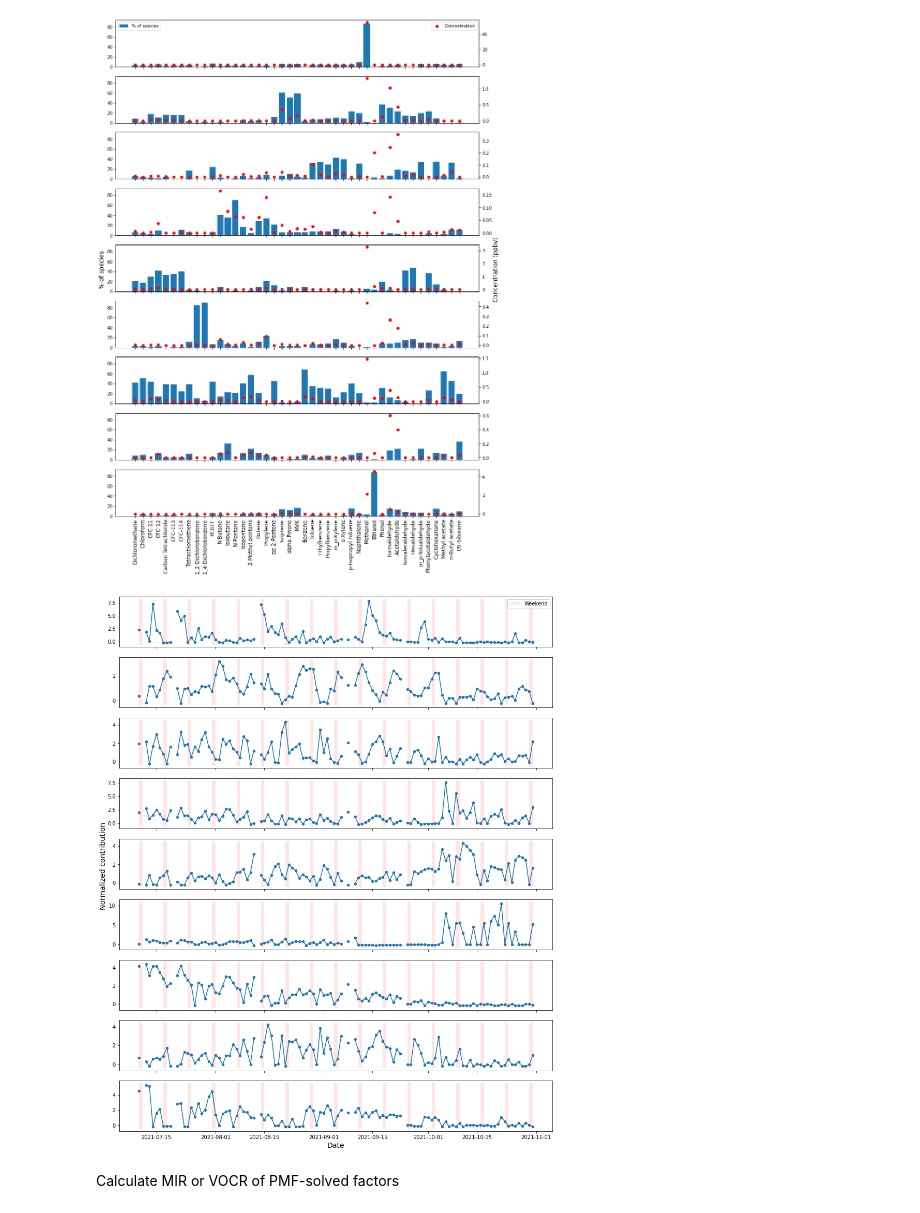
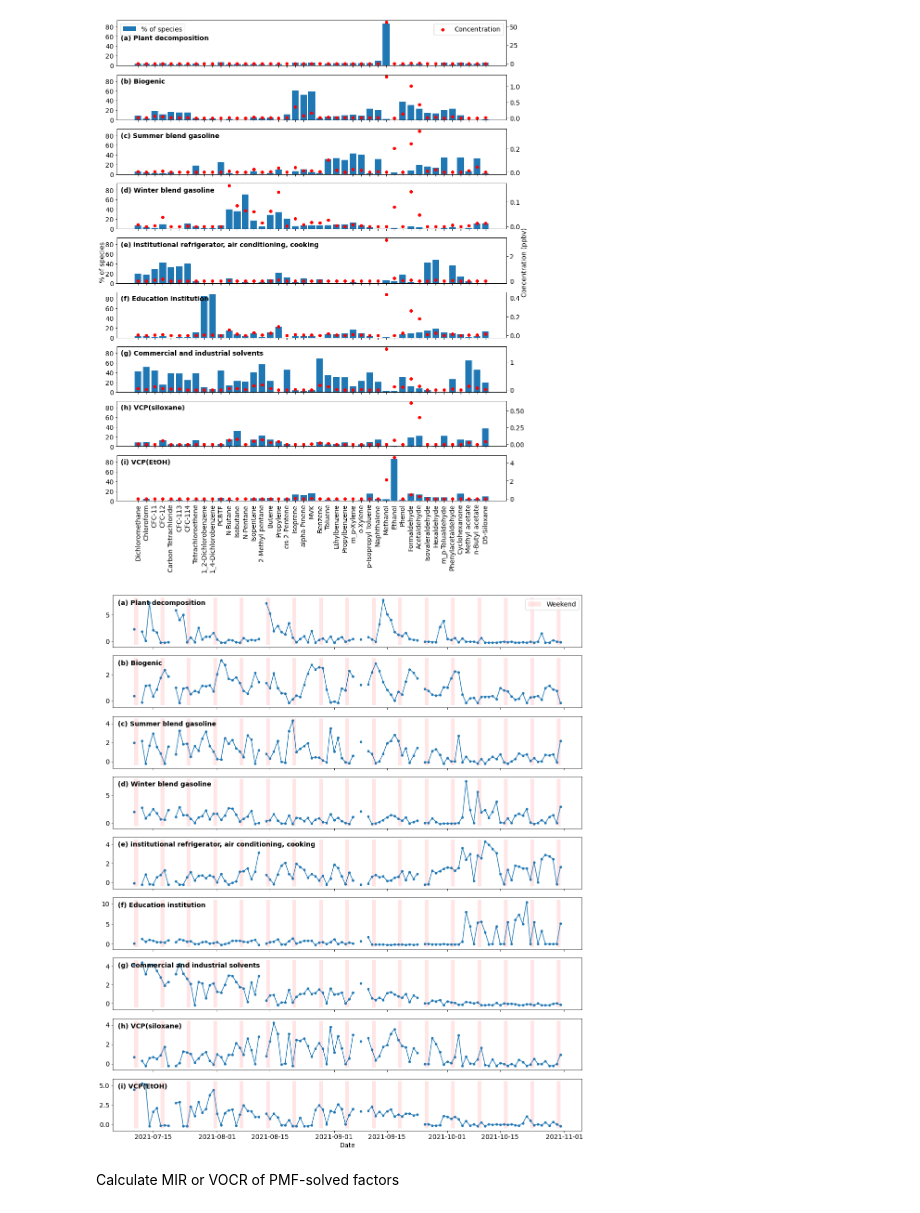
Before and after one commit to shenglun7/VOC_RECAP, a Jupyter notebook: code/script/plot_pmf_result.ipynb, the cells around one changed output. Cells and saved outputs as stored; diff of their text form; code cells hidden in the pictures.

Commit message:
edit plot format

```diff
--- a/code/script/plot_pmf_result.ipynb
+++ b/code/script/plot_pmf_result.ipynb
@@ -30,24 +30,25 @@ profile_conc = reorder_factor(profile_conc, new_order)
 contribution = reorder_factor(contribution, new_order)
 
 # rename factor name in column
-factor_name = ['Composting(MeOH)', 'Biogenic', 'Gasoline vapor-summer blend',
-               'Gasoline vapor-winter vapor', 'Secondary VOC + halogenated VOC',
-               'University + k12 institutes', 'Anthoropogenic solvents',
-               'VCP(siloxane)','VCP(ethanol)']
+factor_name = ['Plant decomposition', 'Biogenic', 'Summer blend gasoline',
+               'Winter blend gasoline', 'institutional refrigerator, air conditioning, cooking', 'Education institution', 'Commercial and industrial solvents',
+               'VCP(siloxane)', 'VCP(EtOH)']
 profile_conc.columns = ['Parameter'] + factor_name
 contribution.columns = ['Date'] + factor_name
 
 # save files
-profile_conc.to_csv('../../data/final/pmf_profile_conc.csv', index=False)
-contribution.to_csv('../../data/final/pmf_profile_perc_spec.csv', index=False)
+#profile_conc.to_csv('../../data/final/pmf_profile_conc.csv', index=False)
+#contribution.to_csv('../../data/final/pmf_profile_perc_spec.csv', index=False)
 # %%
-fig = plot_pmf_profile(43,9,profile_perc_spec,profile_conc)
+fig = plot_pmf_profile(43,9,profile_perc_spec,profile_conc, factor_name)
+fig.savefig('../../result/pmf_profile.png', dpi=1200, bbox_inches='tight')
 # %% [output]
-[figure, old version]
+[figure, new version]
 # %%
-fig = plot_factor_time_series(43,9,contribution)
+fig = plot_factor_time_series(43,9,contribution, factor_name)
+#fig.savefig('../../result/pmf_time_series.png', dpi=1200, bbox_inches='tight')
 # %% [output]
-[figure, old version]
+[figure, new version]
 # %% [markdown]
 Calculate MIR or VOCR of PMF-solved factors
 # %%
```
Also changed, not shown: parts of 3 cells of this notebook, 4 other files.
